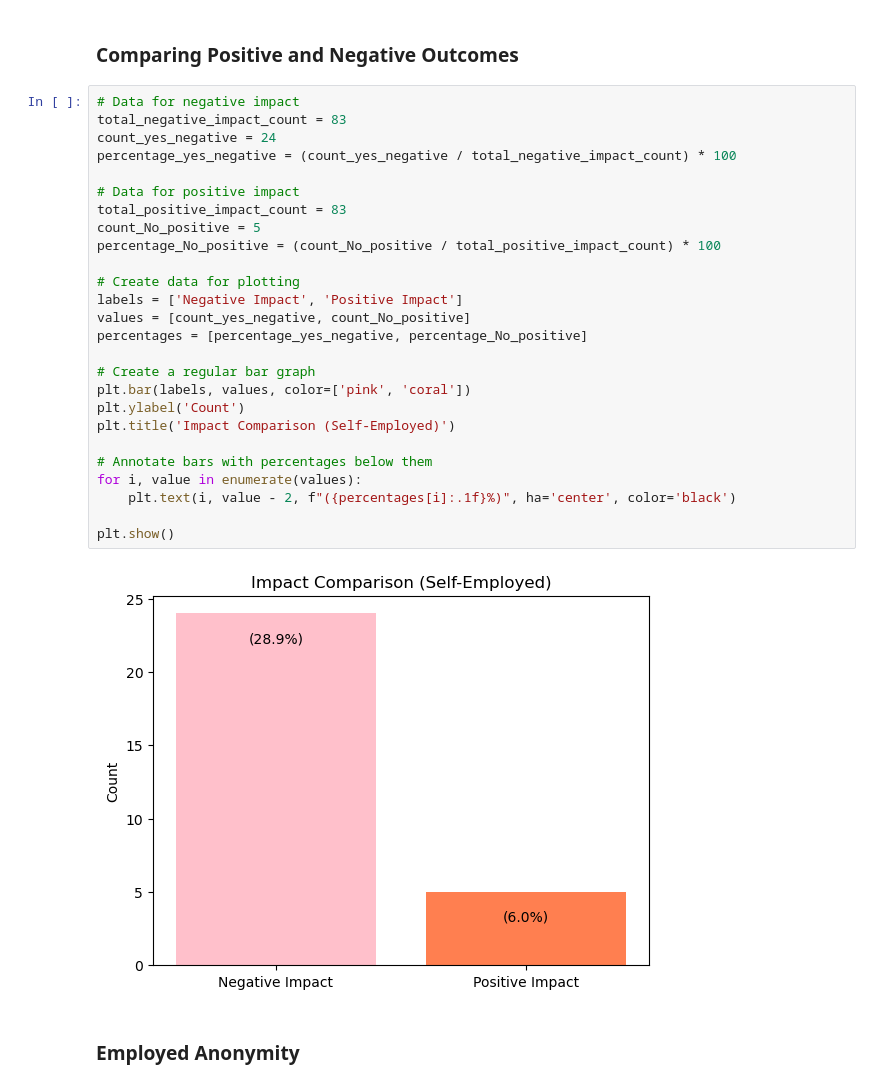
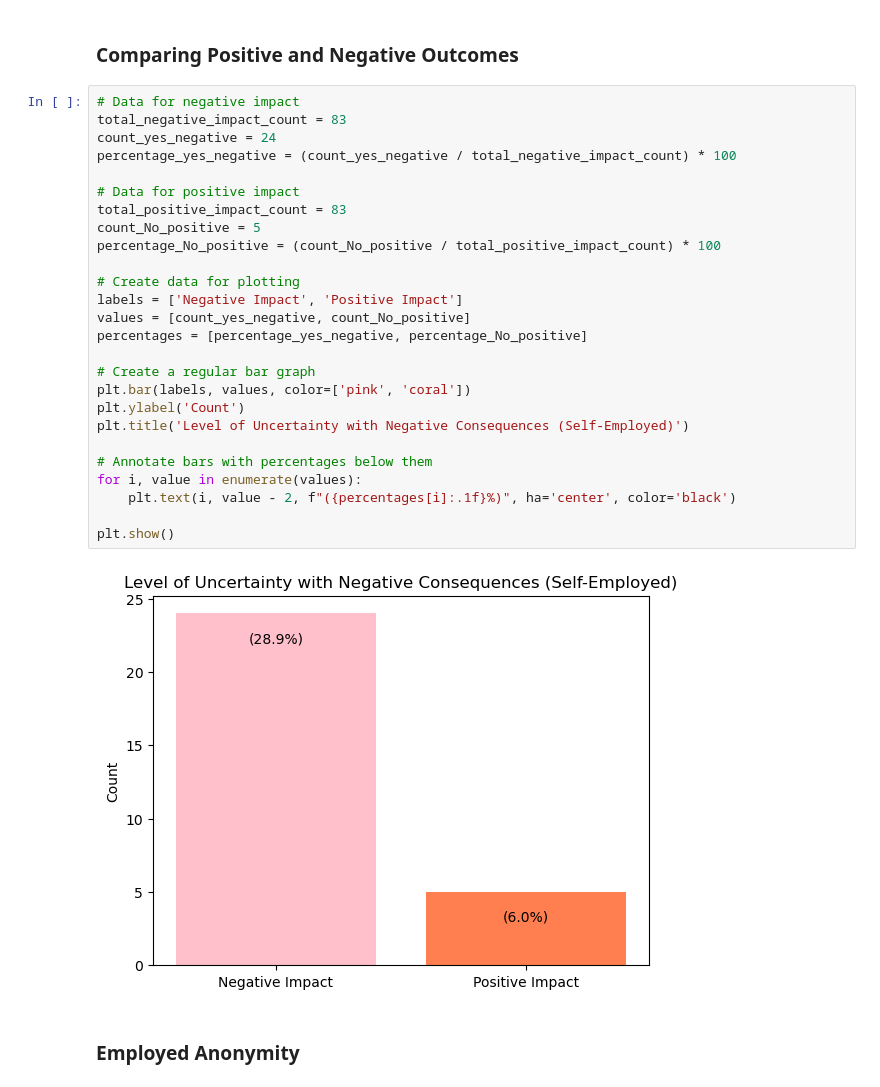
Before and after one commit to June-buggy/Project_01, a Jupyter notebook: Maxiel's Analysis.ipynb, the cells around one changed output. Cells and saved outputs as stored; diff of their text form.

```diff
--- a/Maxiel's Analysis copy 2.ipynb
+++ b/Maxiel's Analysis.ipynb
@@ -267,31 +265,31 @@ Percentage of individuals who were impacted Positively in the end: 6.02409638554
 # %%
 # Data for negative impact
 total_negative_impact_count = 83
 count_yes_negative = 24
 percentage_yes_negative = (count_yes_negative / total_negative_impact_count) * 100
 
 # Data for positive impact
 total_positive_impact_count = 83
 count_No_positive = 5
 percentage_No_positive = (count_No_positive / total_positive_impact_count) * 100
 
 # Create data for plotting
 labels = ['Negative Impact', 'Positive Impact']
 values = [count_yes_negative, count_No_positive]
 percentages = [percentage_yes_negative, percentage_No_positive]
 
 # Create a regular bar graph
 plt.bar(labels, values, color=['pink', 'coral'])
 plt.ylabel('Count')
-plt.title('Impact Comparison (Self-Employed)')
+plt.title('Level of Uncertainty with Negative Consequences (Self-Employed)')
 
 # Annotate bars with percentages below them
 for i, value in enumerate(values):
     plt.text(i, value - 2, f"({percentages[i]:.1f}%)", ha='center', color='black')
 
 plt.show()
 # %% [output]
-[figure, old version]
+[figure, new version]
 # %% [markdown]
 ### Employed Anonymity
 # %%
```
Also changed, not shown: parts of 9 cells of this notebook, 1 other file.
